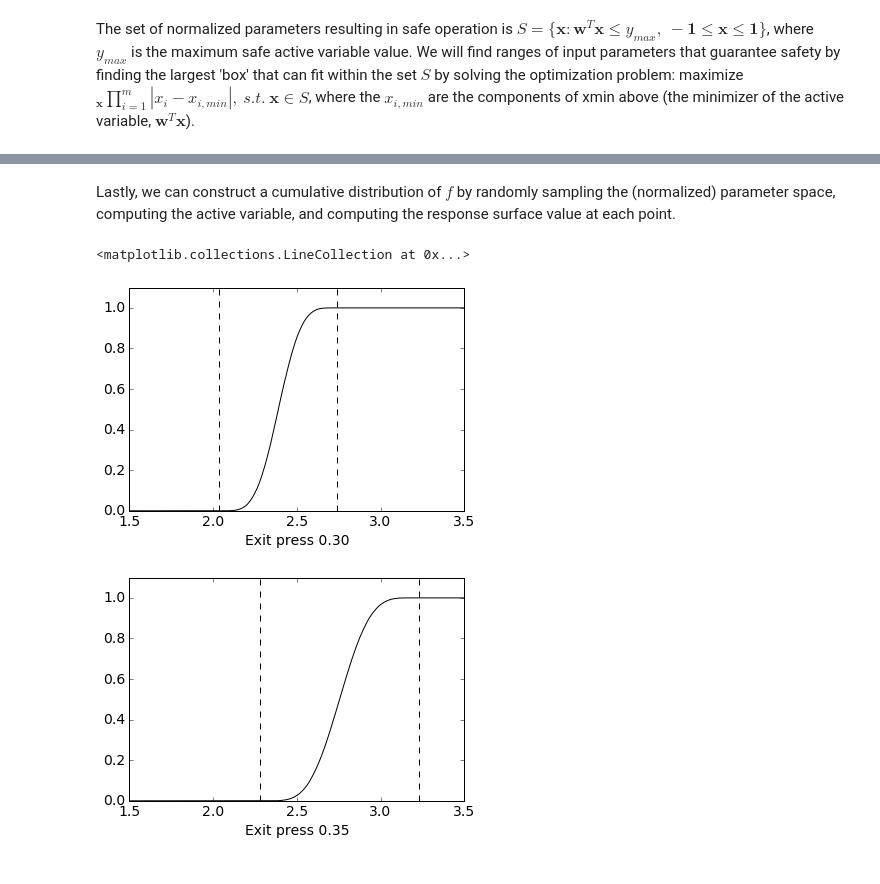
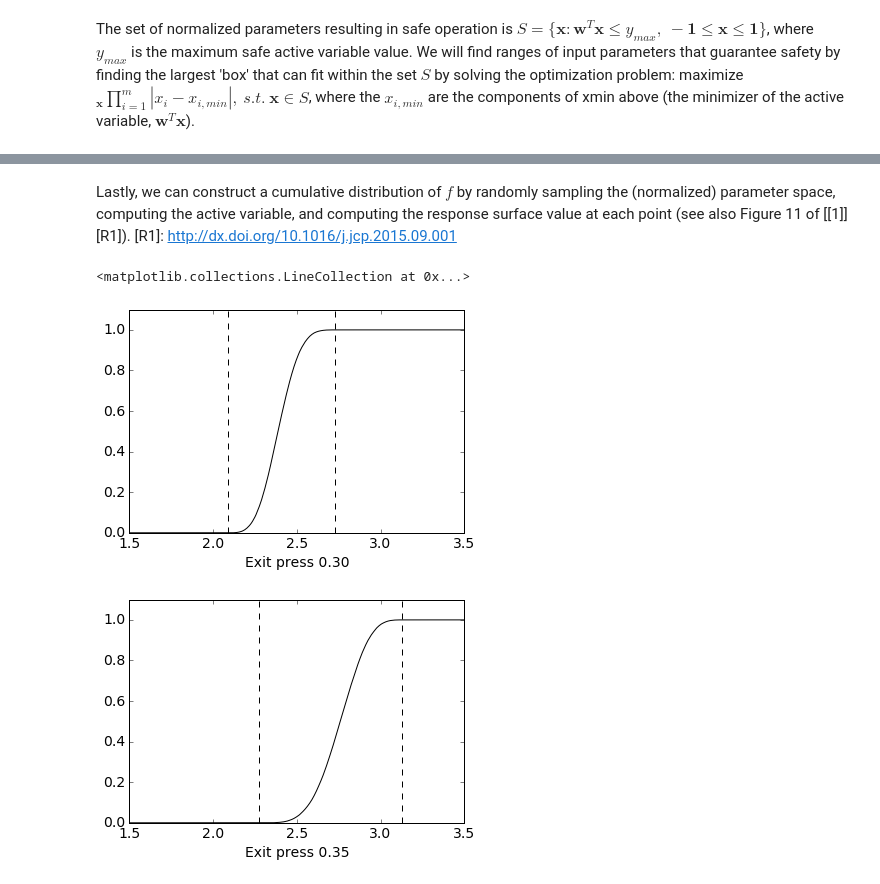
Before and after one commit to paulcon/as-data-sets, a Jupyter notebook: HyShotII/HyShotII.ipynb, the cells around one changed output, grey strips where cells are left out. Drawn from its saved outputs; the diff is of its cells as text; code cells hidden in the pictures.

```diff
--- a/HyShotII/HyShotII.ipynb
+++ b/HyShotII/HyShotII.ipynb
@@ -57,24 +80,26 @@ First we import the data and separate inputs (X) from outputs (F)
 # %%
 df = pn.DataFrame.from_csv('HyShotII35.txt')
 data = df.as_matrix()
-X = data[:,0:7]
+#The last 2 rows (for the extreme values) are already normalized
+X = data[:-2,0:7]
 F = data[:,7:9]
 labels = df.keys()
 in_labels = labels[:7]
 out_labels = labels[7:9]
 
 #The data for equivalence ratio .30 is already normalized
-df30 = pn.DataFrame.from_csv('HyShotII30.txt',header=None,index_col=None)
-data = df30.as_matrix()
-XX30 = data[:,0:7]
-F30 = data[:,7]
+df30 = pn.DataFrame.from_csv('HyShotII30.txt', header=None, index_col=None)
+data30 = df30.as_matrix()
+XX30 = data30[:,0:7]
+F30 = data30[:,7]
 # %% [markdown]
 Now we normalize each of the input parameters to the interval [-1, 1] and separate our outputs
 # %%
 #normalize the ratio = .35 data
-xl = np.array([2.6,0.1,122.5,1.6448e7,3.0551e6,0.6*0.05,0.6*0.145])
-xu = np.array([4.6,1.9,367.5,1.9012e7,3.4280e6,1.4*0.05,1.4*0.145])
-XX = ac.utils.misc.BoundedNormalizer(xl,xu).normalize(X)
+xl = np.array([2.6, 0.1, 122.5, 1.6448e7, 3.0551e6, 0.6*0.05, 0.6*0.145])
+xu = np.array([4.6, 1.9, 367.5, 1.9012e7, 3.4280e6, 1.4*0.05, 1.4*0.145])
+XX = ac.utils.misc.BoundedNormalizer(xl, xu).normalize(X)
+XX = np.vstack((XX, data[-2:,:7]))
 
 f30 = F30[:]
 out_label30 = out_labels[0]
@@ -293,23 +321,26 @@ For ratio .35, the ranges providing safe operation are:
 # %% [markdown]
-Lastly, we can construct a cumulative distribution of $f$ by randomly sampling the (normalized) parameter space, computing the active variable, and computing the response surface value at each point.
+Lastly, we can construct a cumulative distribution of $f$ by randomly sampling the (normalized) parameter space, computing the active variable, and computing the response surface value at each point (see also Figure 11 of [[1]][R1]).
+[R1]: http://dx.doi.org/10.1016/j.jcp.2015.09.001
 # %%
 N = int(1e5) #Number of random samples
-x = np.random.uniform(-1,1,(N,m))
-a30 = x.dot(ss30.W1); a35=x.dot(ss35.W1) #active variable values
-s30 = surface30.predict(a30)[0]; s35=surface35.predict(a35)[0] #response surface values
-x = np.linspace(1.5,3.5,300)
+x = np.random.uniform(-1, 1, (N, m))
+a30 = x.dot(ss30.W1); a35 = x.dot(ss35.W1) #active variable values
+s30 = surface30.predict(a30)[0]; s35 = surface35.predict(a35)[0] #response surface values
+x = np.linspace(1.5, 3.5, 300)
 c30 = np.vectorize(lambda x: sum(s30 <= x)/(1.0*N)) #CDF functions
 c35 = np.vectorize(lambda x: sum(s35 <= x)/(1.0*N))
-plt.plot(x,c30(x),'k-')
-plt.ylim([0,1.1])
+
+plt.plot(x, c30(x), 'k-')
+plt.ylim([0, 1.1])
 plt.xlabel(out_label30)
-plt.vlines(fex30,0,1.1,'k','dashed')
+plt.vlines(f30[-2:], 0, 1.1, 'k', 'dashed')
+
 plt.figure()
-plt.plot(x,c35(x),'k-')
-plt.ylim([0,1.1])
+plt.plot(x, c35(x), 'k-')
+plt.ylim([0, 1.1])
 plt.xlabel(out_label35)
-plt.vlines(fex35,0,1.1,'k','dashed')
+plt.vlines(f35[-2:], 0, 1.1, 'k', 'dashed')
 # %% [output]
 <matplotlib.collections.LineCollection at 0x...>
-[figure, old version]
+[figure, new version]
-[figure, old version]
+[figure, new version]
```
Also changed, not shown: parts of 17 cells of this notebook, 2 other files.
